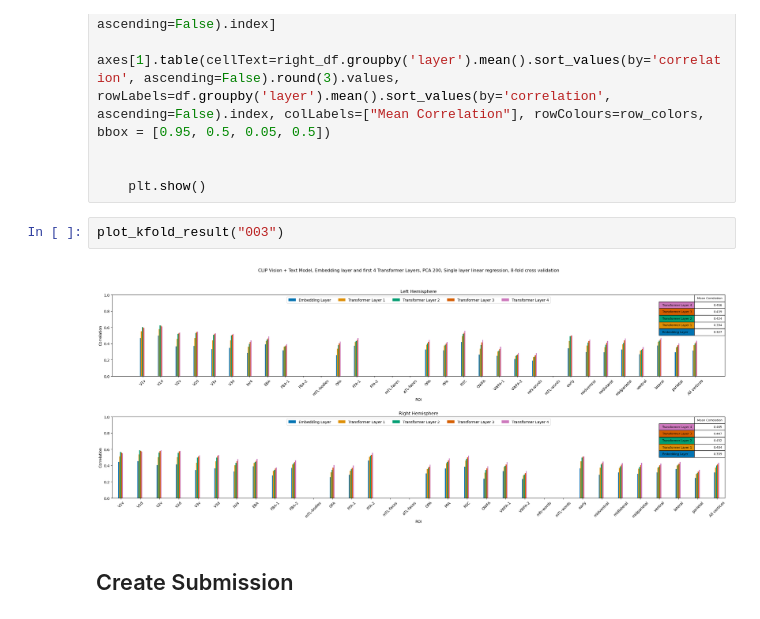
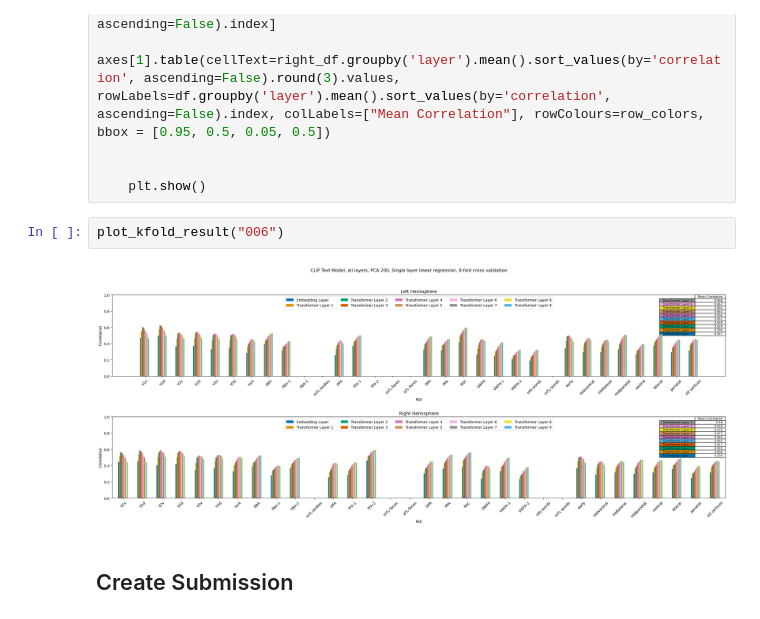
Before and after one commit to lukekorthals/algonauts-2023, a Jupyter notebook: test.ipynb, the cells around one changed output. Saved outputs shown, nothing was run; the diff lists cells and outputs as text.

```diff
--- a/test.ipynb
+++ b/test.ipynb
@@ -1089,9 +985,9 @@ def plot_kfold_result(validation = "001"):
 
     plt.show()
 # %%
-plot_kfold_result("003")
+plot_kfold_result("006")
 # %% [output]
-[figure, old version]
+[figure, new version]
 # %% [markdown]
 ## Create Submission
 # %%
```
Also changed, not shown: parts of 6 cells of this notebook.
